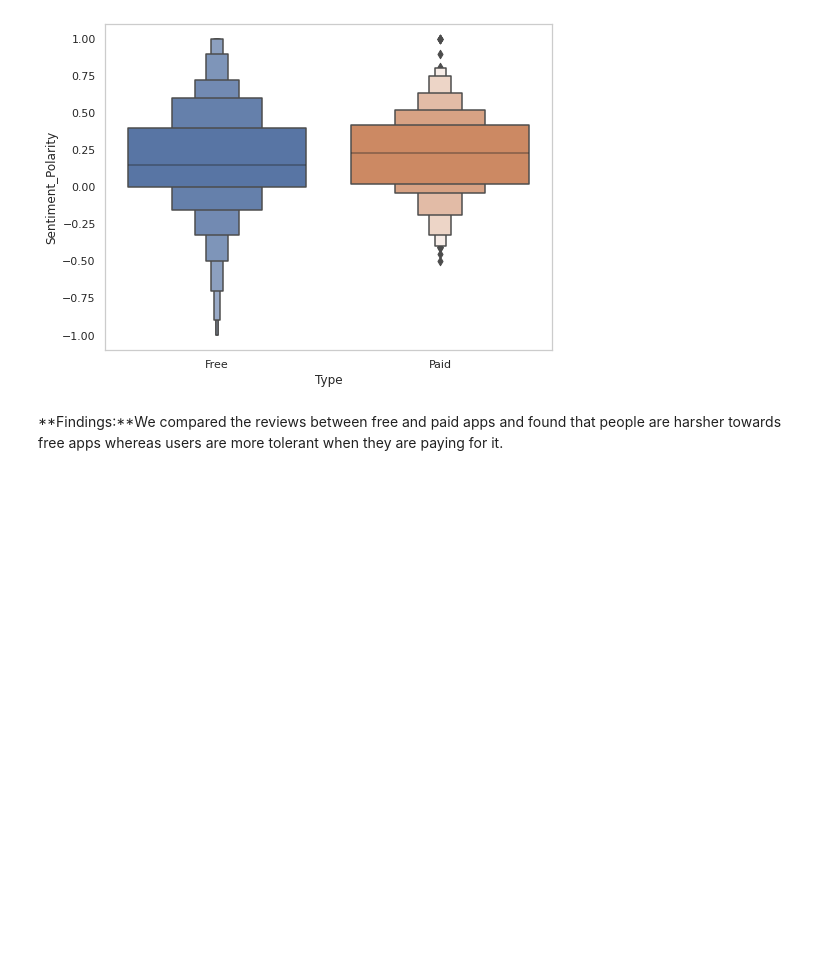
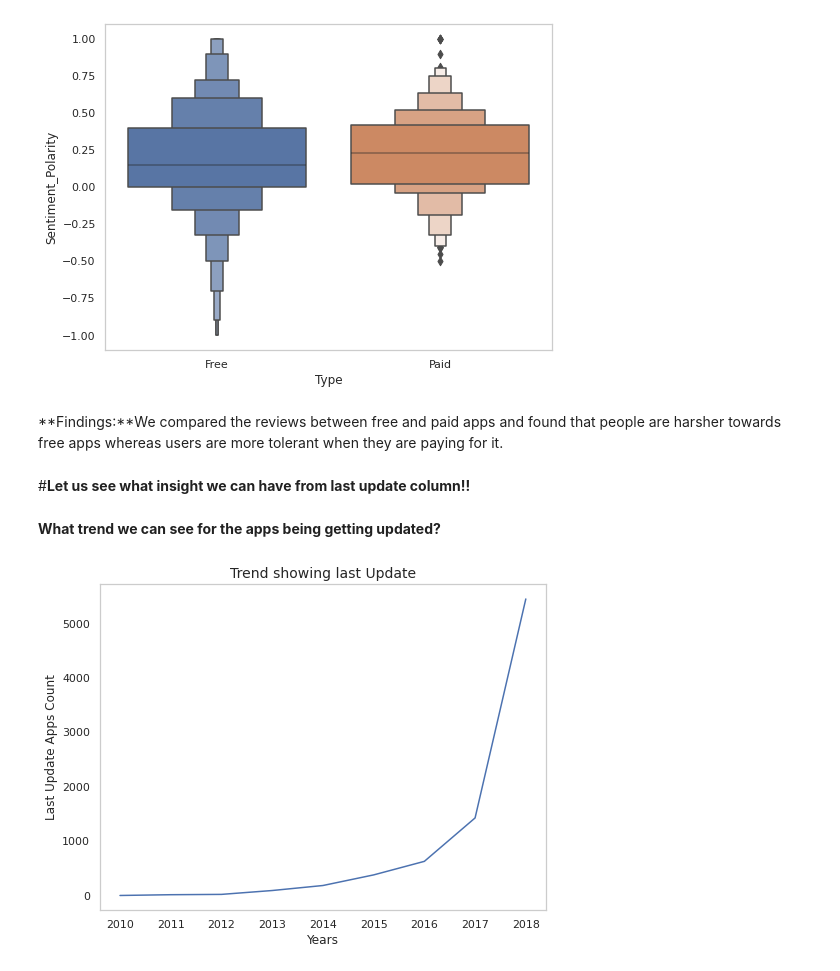
Before and after one commit to sudeep-009/PlayStoreAppReviewAnalysis, a Jupyter notebook: Copy_of_Play_Store_App_Review_Analysis_Capstone_Project.ipynb, the cells around one changed output. Drawn from its saved outputs; the diff is of its cells as text; code cells hidden in the pictures; blank space fills up the shorter version.

Commit message:
Last Update Analysis

```diff
--- a/Copy_of_Play_Store_App_Review_Analysis_Capstone_Project.ipynb
+++ b/Copy_of_Play_Store_App_Review_Analysis_Capstone_Project.ipynb
@@ -529,15 +529,23 @@ plt.grid(False)
 **1) What is the distribution of Paid apps and Free apps?**
 # %%
 paid_free_app_df = app_df.groupby('Type').agg({"App": "count"}).reset_index()
-sns.set_theme(style='whitegrid',palette='muted',rc={'figure.figsize': (10,10)})
-data = paid_free_app_df['App']
-labels = paid_free_app_df['Type']
+# sns.set_theme(style='whitegrid',palette='muted',rc={'figure.figsize': (10,10)})
+# data = paid_free_app_df['App']
+# labels = paid_free_app_df['Type']
 
-#define Seaborn color palette to use
-colors = sns.color_palette('pastel')[0:2]
+# #define Seaborn color palette to use
+# colors = sns.color_palette('pastel')[0:2]
 
-#create pie chart
-plt.pie(data, labels = labels, colors = colors, autopct='%.0f%%')
-plt.title('Distribution of Paid and Free apps',size=15,loc='center')
-plt.show()
+# #create pie chart
+# plt.pie(data, labels = labels, colors = colors, autopct='%.0f%%')
+# plt.title('Distribution of Paid and Free apps',size=15,loc='center')
+# plt.show()
+# sentiment_proportion = merge_df.groupby('Sentiment').agg({"Sentiment_Polarity": "count"}).reset_index()
+# sentiment_proportion.columns = ['Sentiment','Count']
+import plotly.express as px
+
+fig = px.pie(paid_free_app_df, values='App', names='Type',title='Distribution of Paid Apps and Free Apps',labels={'Sentiment': 'Sentiment'})
+fig.update_traces(textposition='inside', textinfo='percent+label',textfont_size=20, marker=dict(colors=colors, line=dict(color='#000000', width=1)))
+
+fig.show(renderer='colab')
 # %% [output]
@@ -936,3 +965,19 @@ plt.grid(False)
 [figure]
 # %% [markdown]
 **Findings:**We compared the reviews between free and paid apps and found that people are harsher towards free apps whereas users are more tolerant when they are paying for it.
+# %% [markdown]
+#**Let us see what insight we can have from last update column!!**
+# %%
+last_update_df = app_df.copy()
+last_update_df['updateyear'] = pd.DatetimeIndex(last_update_df['Last Updated']).year
+# %% [markdown]
+**What trend we can see for the apps being getting updated?**
+# %%
+update_years = last_update_df.groupby('updateyear').agg({"App": "count"}).reset_index()
+sns.lineplot(data=update_years, x="updateyear", y="App")
+plt.title('Trend showing last Update',size=14)
+plt.ylabel('Last Update Apps Count',size=12)
+plt.xlabel('Years',size=12)
+plt.grid(False)
+# %% [output]
+[figure, added]
```
Also changed, not shown: parts of 8 cells of this notebook.
